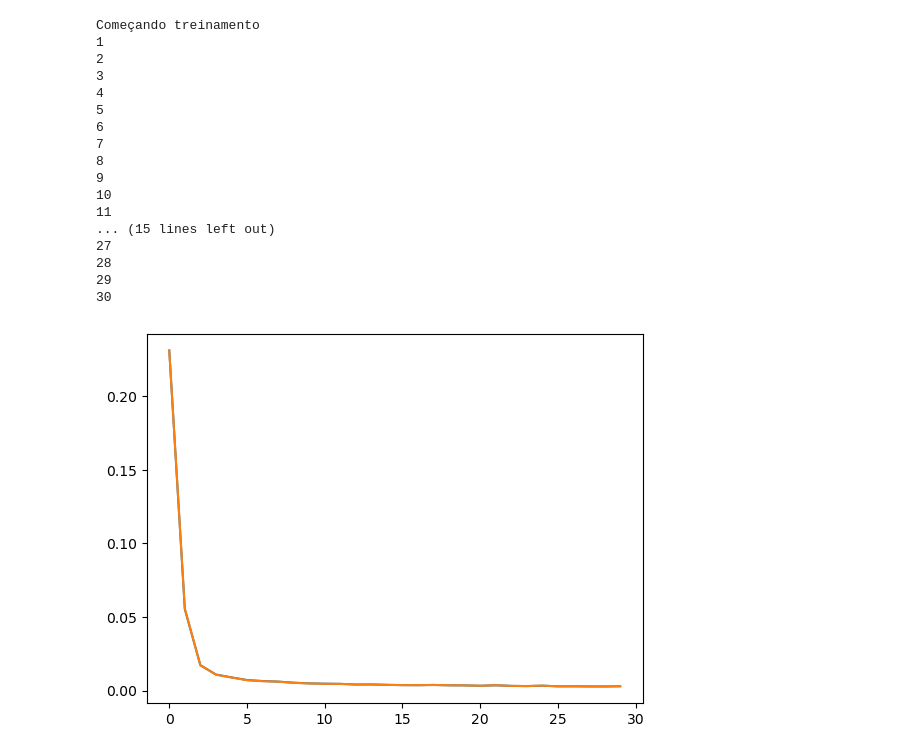
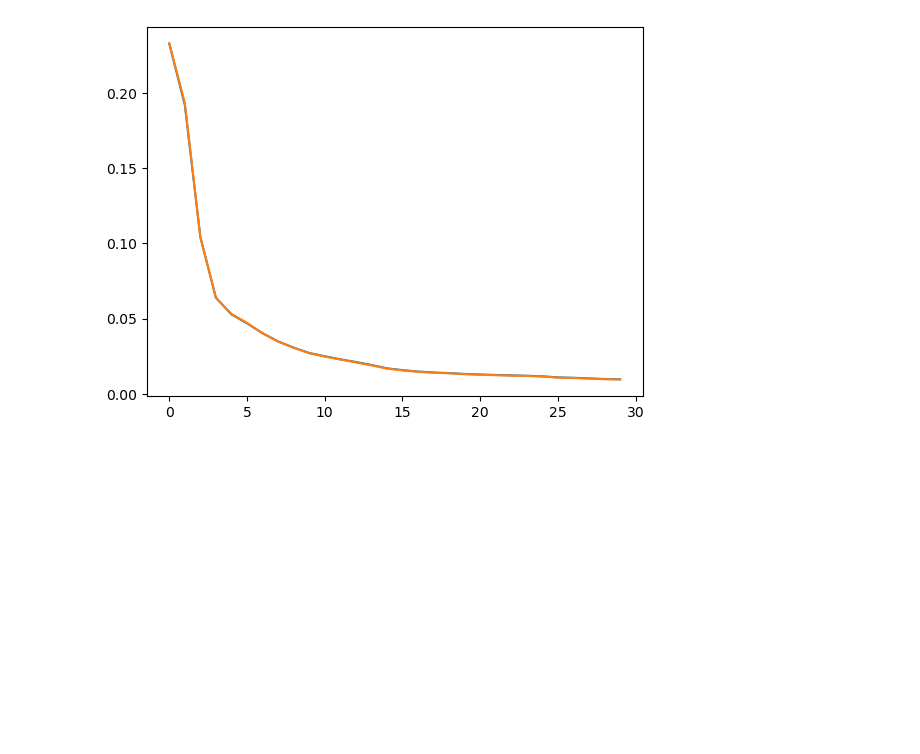
Before and after one commit to gabrielfab0022/deep-learning-from-scratch-, a Jupyter notebook: autoencoder_basico_mnist.ipynb, the cells around one changed output. Drawn from its saved outputs; the diff is of its cells as text; code cells hidden in the pictures; blank space fills up the shorter version.

```diff
--- a/autoencoder_basico_mnist.ipynb
+++ b/autoencoder_basico_mnist.ipynb
@@ -62,8 +63,8 @@ model = network([conv2d(k=5, channels=16, stride=1, activation="relu"),
 
 model = init_weights(model, m_in, n_in);
 # %%
-#lr = 0.00005
-lr = 0.003
+lr = 0.0003
+#lr = 0.001
 beta1 = 0.9
 beta2 = 0.999
 epsilon = 1e-8
@@ -72,53 +73,36 @@ epochs = 30
 losses = []
 losses_test = []
 
-println("Começando treinamento")
+#println("Começando treinamento")
 
 for epoch in 1:epochs
     #global cont +=1
-    println(epoch)
+    #println(epoch)
 
     #avaliando desempenho na base de treinamento
     inputs = X_im[:,:, 1:Int(round(0.7*size(data,1)))]
     ground_truth = X_im[1:end-1, 1:end-1,1:Int(round(0.7*size(data,1)))]
     loss, _ = evaluate_nn(inputs, ground_truth)
     push!(losses, loss)
     #push!(train_accs, acc)
 
     #avaliando desempenho na base de teste
     inputs = X_im[:,:, Int(round(0.7*size(data,1)))+1:end]
     ground_truth = X_im[1:end-1, 1:end-1,Int(round(0.7*size(data,1)))+1:end]
     loss, _ = evaluate_nn(inputs, ground_truth)
     push!(losses_test, loss)
     #push!(train_accs, acc)
 
     #treinamento
     train_nn(batches, X_im[:,:,1:Int(round(0.7*size(data,1)))], X_im[1:end-1, 1:end-1,1:Int(round(0.7*size(data,1)))], "adam")
 end
 
 
 figure()
 plot(losses)
 hold
 plot(losses_test)
 display(gcf())
 # %% [output]
-Começando treinamento
-1
-2
-3
-4
-5
-6
-7
-8
-9
-10
-11
-... (15 lines left out)
-27
-28
-29
-30
-[figure, old version]
+[figure, new version]
 # %%
```
Also changed, not shown: parts of 6 cells of this notebook.
